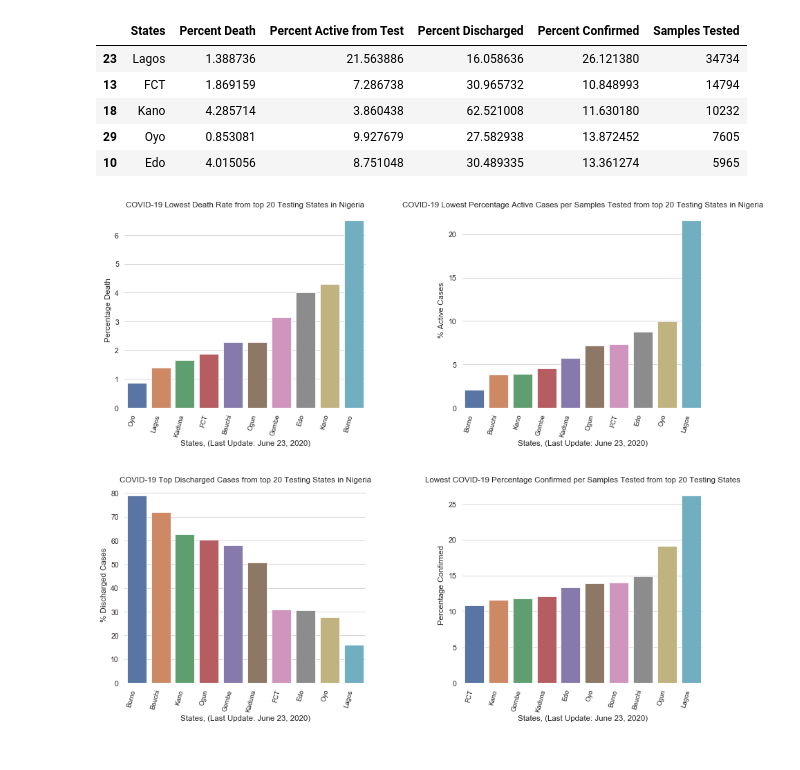
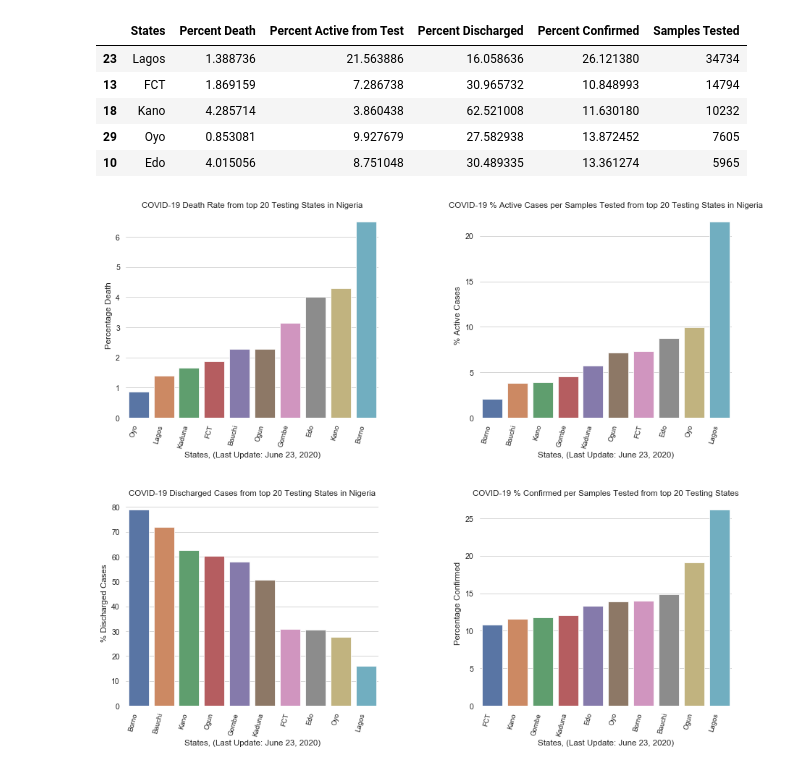
Before and after one commit to Emmanuel-Bamidele/Exploratory_Analysis, a Jupyter notebook: COVID_19_Nigeria/COVID_19_Nigeria_Cases_June_23.ipynb, the cells around one changed output. Cells and saved outputs as stored; diff of their text form; code cells hidden in the pictures.

```diff
--- a/COVID_19_Nigeria/COVID_19_Nigeria_Cases_June_23.ipynb
+++ b/COVID_19_Nigeria/COVID_19_Nigeria_Cases_June_23.ipynb
@@ -130,23 +130,23 @@ Total_most_tested.head()
 # %%
 fig, axs = plt.subplots(figsize=(15,12), ncols=2, nrows=2)
 sns.set(style='whitegrid', rc={"font.size":10,"axes.titlesize":10,"axes.labelsize":10})
 sns.set_context("paper", font_scale=1.2)
 
 
-sns.barplot(x = Least_Percent_Death['States'], y = Least_Percent_Death['Percent Death'], ax=axs[0][0]).set(title="COVID-19 Lowest Death Rate from top 20 Testing States in Nigeria", ylabel="Percentage Death")
-sns.barplot(x = Least_Percent_Active['States'], y = Least_Percent_Active['Percent Active from Test'],ax=axs[0][1]).set(title="COVID-19 Lowest Percentage Active Cases per Samples Tested from top 20 Testing States in Nigeria", ylabel="% Active Cases")
-sns.barplot(x = Top_Discharged['States'], y = Top_Discharged['Percent Discharged'], ax=axs[1][0]).set(title="COVID-19 Top Discharged Cases from top 20 Testing States in Nigeria", ylabel="% Discharged Cases")
-sns.barplot(x = Least_Percent_Confirmed['States'], y = Least_Percent_Confirmed['Percent Confirmed'], ax=axs[1][1]).set(title="Lowest COVID-19 Percentage Confirmed per Samples Tested from top 20 Testing States", ylabel="Percentage Confirmed")
+sns.barplot(x = Least_Percent_Death['States'], y = Least_Percent_Death['Percent Death'], ax=axs[0][0]).set(title="COVID-19 Death Rate from top 20 Testing States in Nigeria", ylabel="Percentage Death")
+sns.barplot(x = Least_Percent_Active['States'], y = Least_Percent_Active['Percent Active from Test'],ax=axs[0][1]).set(title="COVID-19 % Active Cases per Samples Tested from top 20 Testing States in Nigeria", ylabel="% Active Cases")
+sns.barplot(x = Top_Discharged['States'], y = Top_Discharged['Percent Discharged'], ax=axs[1][0]).set(title="COVID-19 Discharged Cases from top 20 Testing States in Nigeria", ylabel="% Discharged Cases")
+sns.barplot(x = Least_Percent_Confirmed['States'], y = Least_Percent_Confirmed['Percent Confirmed'], ax=axs[1][1]).set(title="COVID-19 % Confirmed per Samples Tested from top 20 Testing States", ylabel="Percentage Confirmed")
 
 plt.subplots_adjust(top = 0.8, bottom=0.01, hspace=0.4, wspace=0.4)
 
 
 
 for ax in axs.flat:
     ax.set_xticklabels(ax.get_xticklabels(), rotation=75, ha='right', fontweight='light', fontsize='small');
     ax.set_xlabel("States, (Last Update: June 23, 2020)")
 
 sns.despine(left=True, bottom=True)
 plt.savefig('03-COVID_19 Cases Nigeria, June 23 2020.jpeg', bbox_inches='tight') #can be .pdf,png, tif, jpeg, etc
 # %% [output]
-[figure, old version]
+[figure, new version]
```
Also changed, not shown: parts of 2 cells of this notebook, 3 other files.
